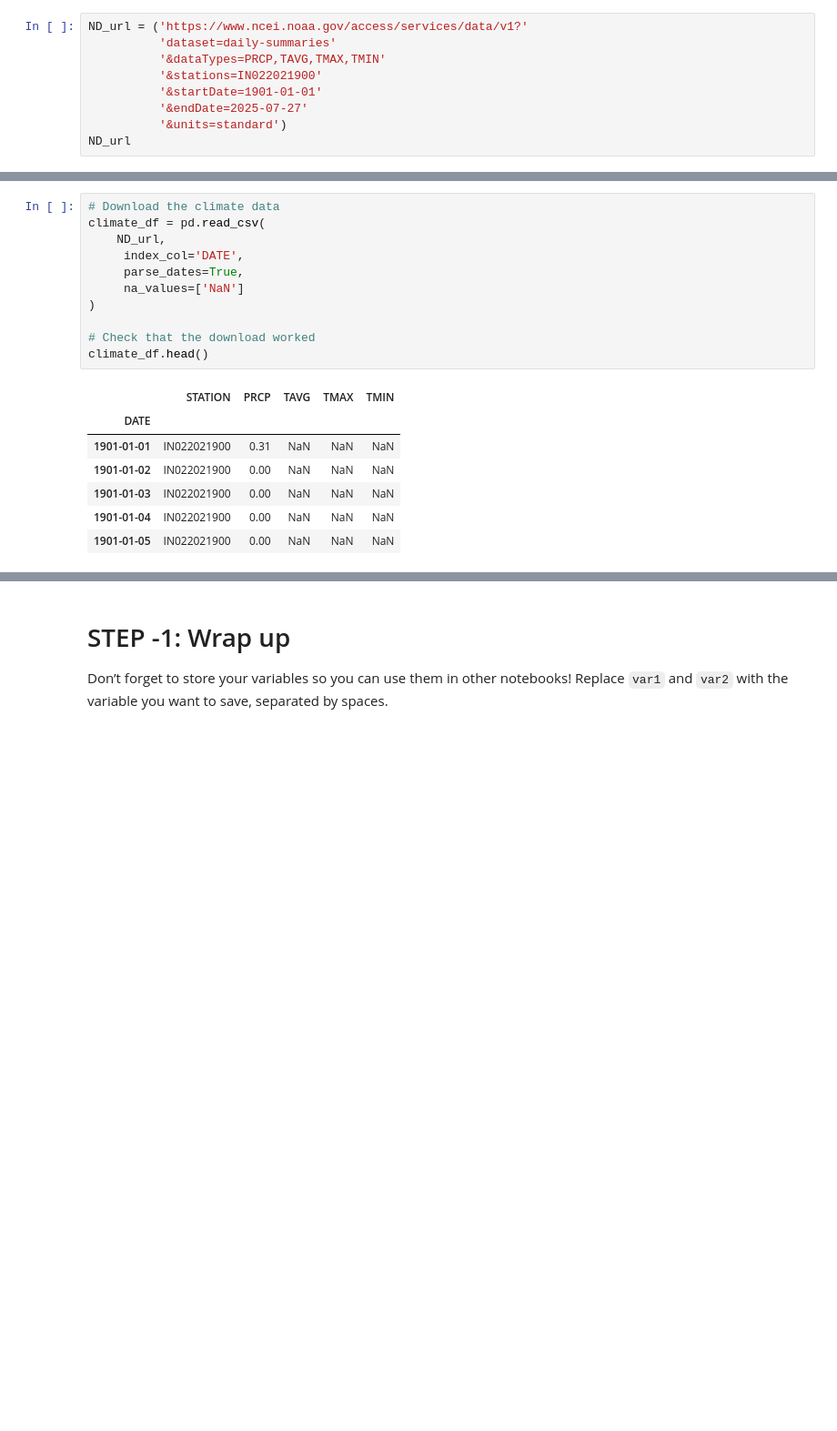
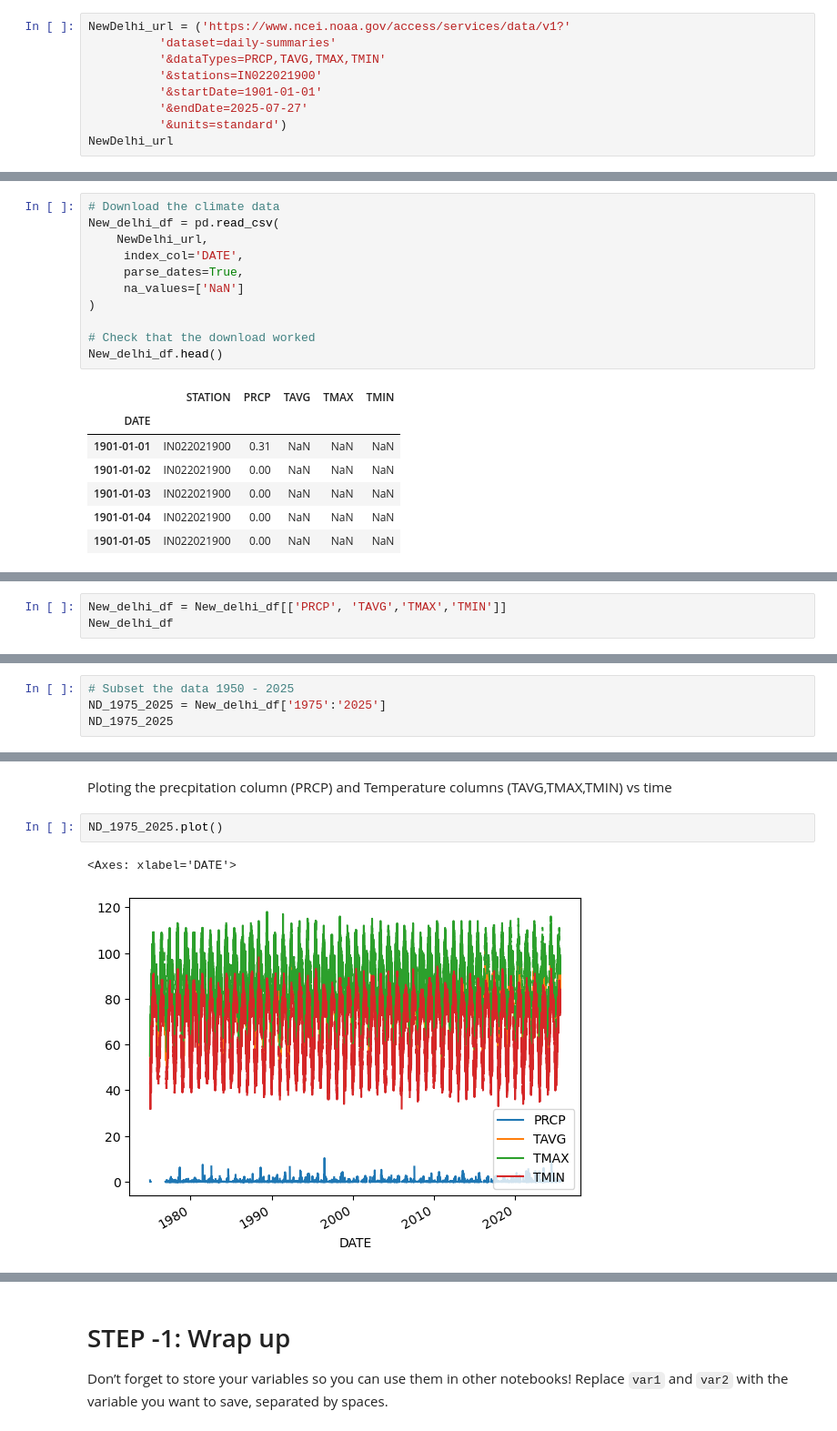
Before and after one commit to cu-esiil-edu/01-climate-git-gauravchakrabarty, a Jupyter notebook: notebooks/climate-98-download.ipynb, the cells around one changed output, grey strips where cells are left out. Shown at 91% size. Cells and saved outputs as stored; diff of their text form; blank space fills up the shorter version.

Commit message:
temp new delhi

```diff
--- a/notebooks/climate-98-download.ipynb
+++ b/notebooks/climate-98-download.ipynb
@@ -93,13 +97,13 @@ import pandas as pd
 [interactive output not drawn]
 [interactive output not drawn]
 # %%
-ND_url = ('https://www.ncei.noaa.gov/access/services/data/v1?'
+NewDelhi_url = ('https://www.ncei.noaa.gov/access/services/data/v1?'
           'dataset=daily-summaries'
           '&dataTypes=PRCP,TAVG,TMAX,TMIN'
           '&stations=IN022021900'
           '&startDate=1901-01-01'
           '&endDate=2025-07-27'
           '&units=standard')
-ND_url
+NewDelhi_url
 # %% [output]
 'https://www.ncei.noaa.gov/access/services/data/v1?dataset=daily-summaries&dataTypes=PRCP,TAVG,TMAX,TMIN&stations=IN022021900&startDate=1901-01-01&endDate=2025-07-27&units=standard'
@@ -122,14 +118,14 @@ ncei_path = project.project_dir / ncei_filename
 # %%
 # Download the climate data
-climate_df = pd.read_csv(
-    ND_url,
+New_delhi_df = pd.read_csv(
+    NewDelhi_url,
      index_col='DATE',
      parse_dates=True,
      na_values=['NaN']
 )
 
 # Check that the download worked
-climate_df.head()
+New_delhi_df.head()
 # %% [output]
 |  | STATION | PRCP | TAVG | TMAX | TMIN |
 | DATE |  |  |  |  |  |
@@ -145,0 +137,3 @@ climate_df.plot(y='PRCP')
+# %%
+New_delhi_df = New_delhi_df[['PRCP', 'TAVG','TMAX','TMIN']]
+New_delhi_df
@@ -145,0 +155,4 @@ climate_df.plot(y='PRCP')
+# %%
+# Subset the data 1950 - 2025
+ND_1975_2025 = New_delhi_df['1975':'2025']
+ND_1975_2025
@@ -145,0 +174,7 @@ climate_df.plot(y='PRCP')
+# %% [markdown]
+Ploting the precpitation column (PRCP) and Temperature columns (TAVG,TMAX,TMIN) vs time
+# %%
+ND_1975_2025.plot()
+# %% [output]
+<Axes: xlabel='DATE'>
+[figure, added]
```
Also changed, not shown: parts of 16 cells of this notebook, 1 other file.
